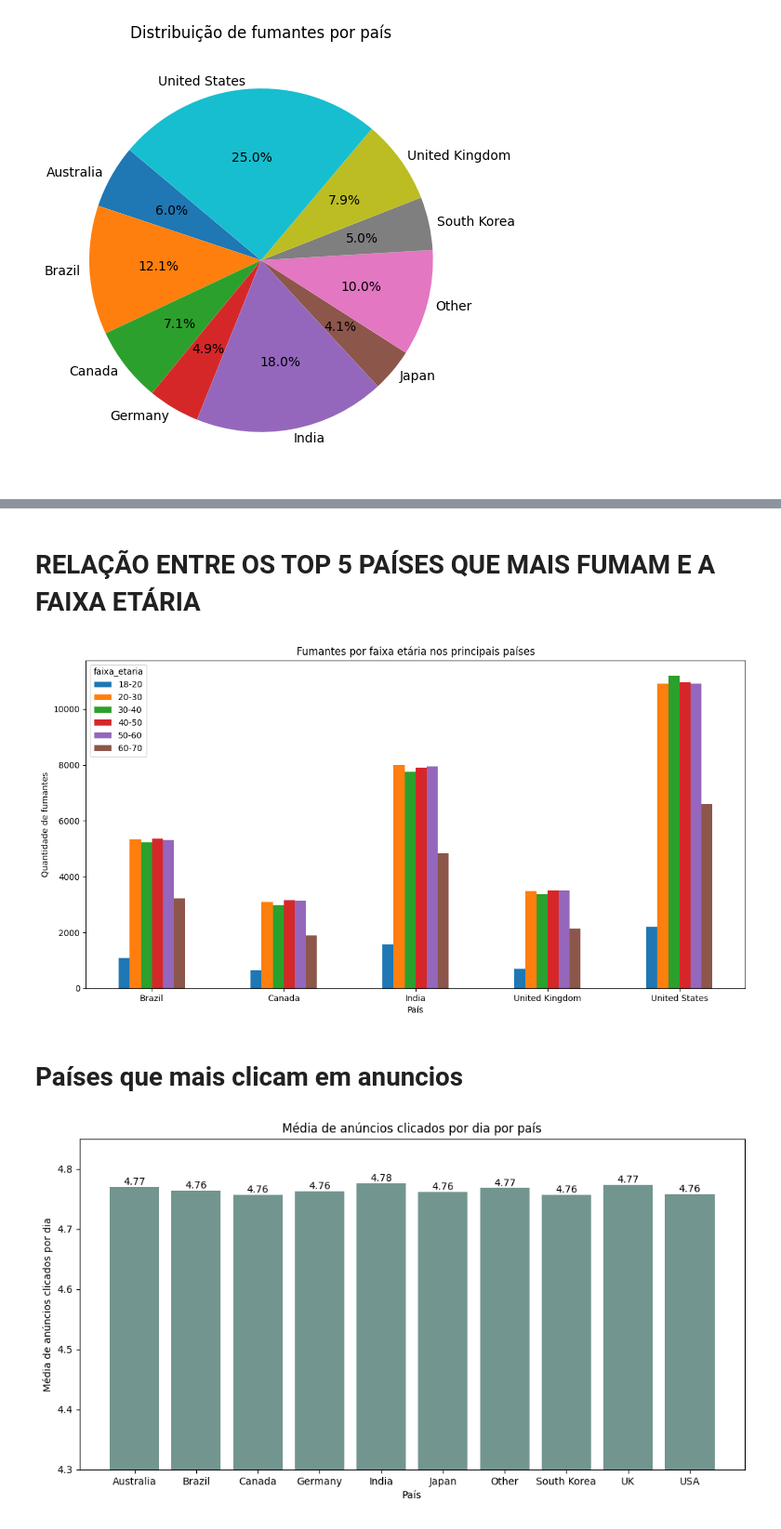
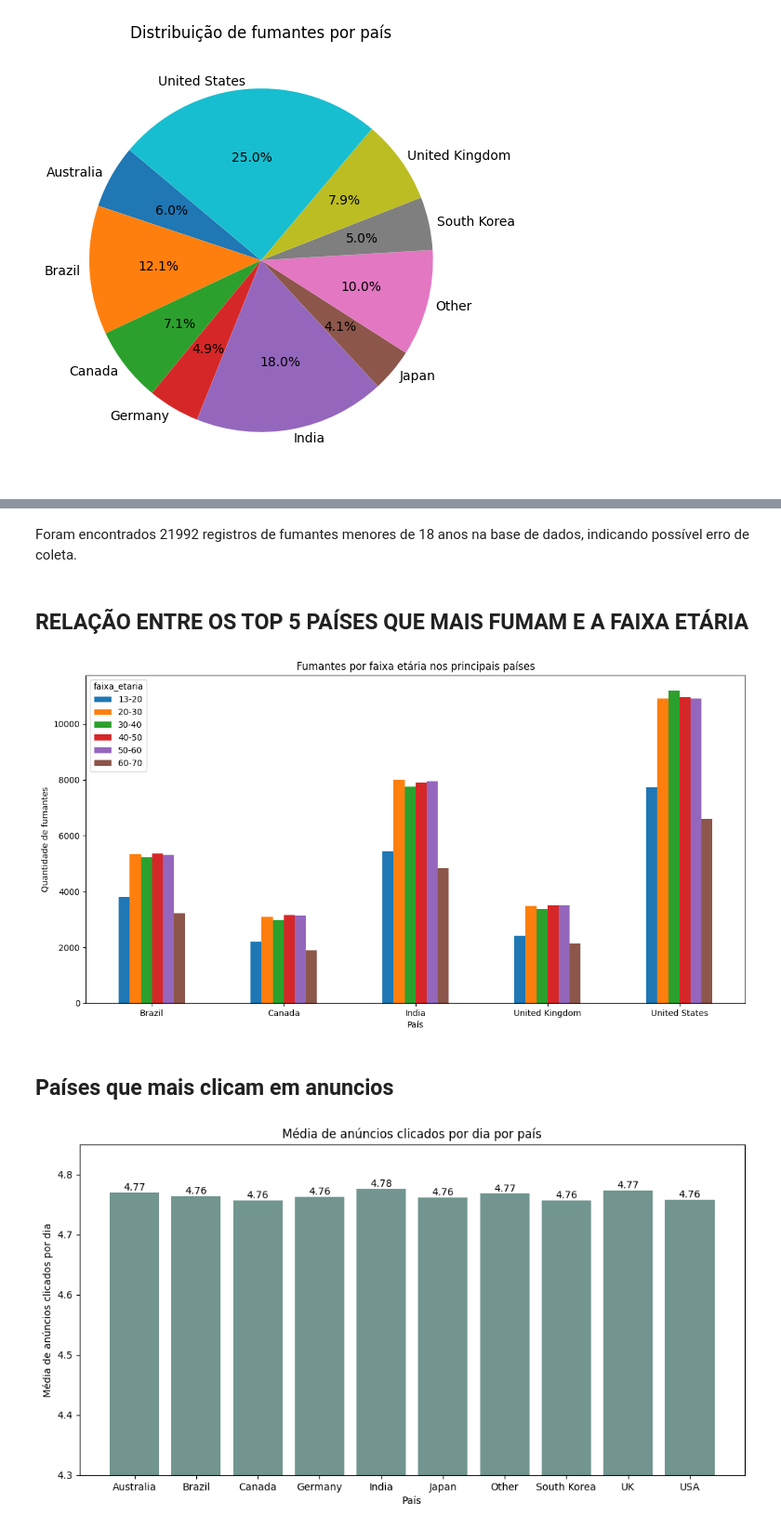
Before and after one commit to H3ytt0r62/SBD2-Social_Media_User_Analysis, a Jupyter notebook: Data layer/Raw/analytcs.ipynb, the cells around one changed output, grey strips where cells are left out. Shown at 93% size. Drawn from its saved outputs; the diff is of its cells as text; code cells hidden in the pictures.

```diff
--- a/Data layer/Raw/analytcs.ipynb
+++ b/Data layer/Raw/analytcs.ipynb
@@ -141,6 +142,6 @@ plt.show()
 # %%
-bins = [18, 20, 30, 40, 50, 60, 90]
-labels = ['18-20', '20-30', '30-40', '40-50', '50-60', '60-70']
+bins = [13, 20, 30, 40, 50, 60, 90]
+labels = ['13-20', '20-30', '30-40', '40-50', '50-60', '60-70']
 
 df_fumantes = df_raw.loc[df_raw['smoking'].str.lower() == 'yes'].copy()
 
@@ -176,26 +184,33 @@ plt.show()
+# %% [markdown]
+Foram encontrados 21992 registros de fumantes menores de 18 anos na base de dados, indicando possível erro de coleta.
 # %% [markdown]
-# RELAÇÃO ENTRE OS TOP 5 PAÍSES QUE MAIS FUMAM E A FAIXA ETÁRIA
+## RELAÇÃO ENTRE OS TOP 5 PAÍSES QUE MAIS FUMAM E A FAIXA ETÁRIA
 # %%
 df_fumantes_sem_other = df_fumantes[df_fumantes['country'] != 'Other']
-tabela = pd.crosstab(df_fumantes['country'], df_fumantes['faixa_etaria'])
-top_paises = df_fumantes_sem_other['country'].value_counts().head(5).index
+
+top_paises = (
+    df_fumantes_sem_other['country']
+    .value_counts()
+    .head(5)
+    .index
+)
 
 df_top = df_fumantes_sem_other[
     df_fumantes_sem_other['country'].isin(top_paises)
 ]
 
 tabela_top = pd.crosstab(df_top['country'], df_top['faixa_etaria'])
 
 tabela_top.plot(kind='bar', figsize=(14, 7))
 plt.title('Fumantes por faixa etária nos principais países')
 plt.xlabel('País')
 plt.ylabel('Quantidade de fumantes')
 plt.xticks(rotation=0)
 plt.show()
 # %% [output]
-[figure, old version]
+[figure, new version]
 # %% [markdown]
-# Países que mais clicam em anuncios
+## Países que mais clicam em anuncios
 # %%
 plt.figure(figsize=(12,6))
 df_raw['country'] = df_raw['country'].replace({'United Kingdom': 'UK', 'United States': 'USA'})
```
Also changed, not shown: parts of 15 cells of this notebook.
